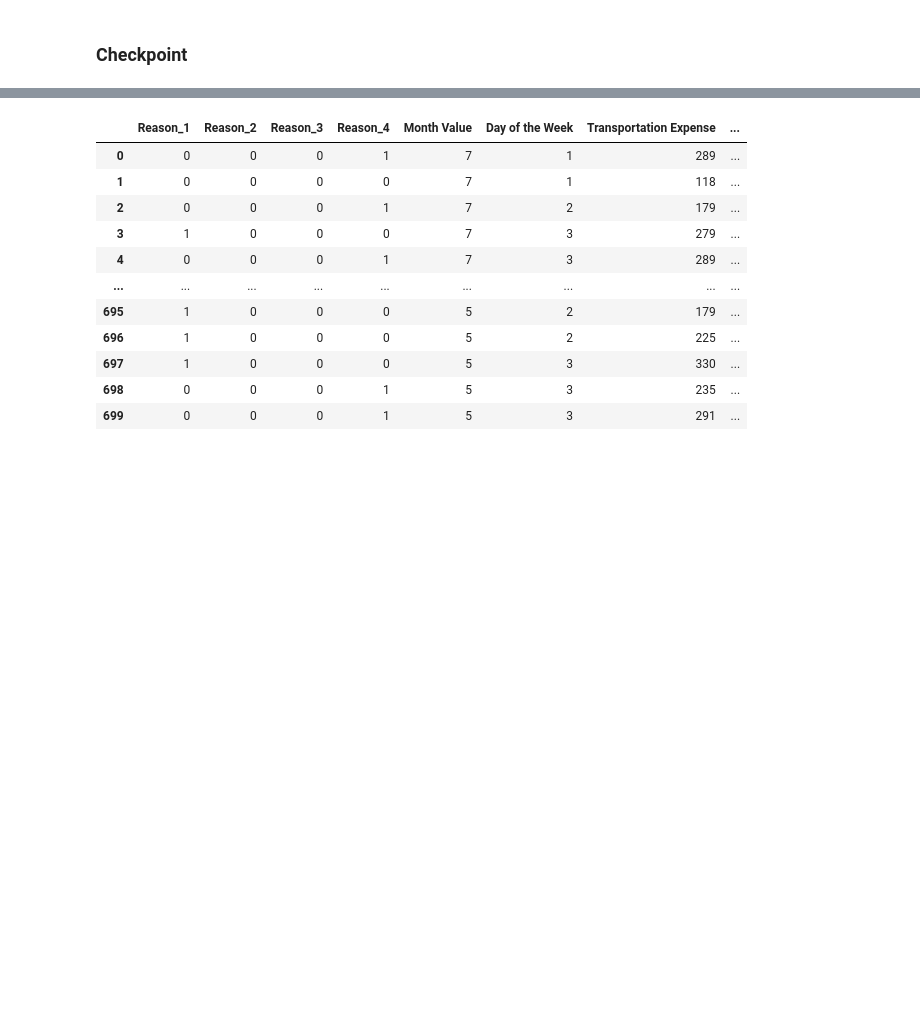
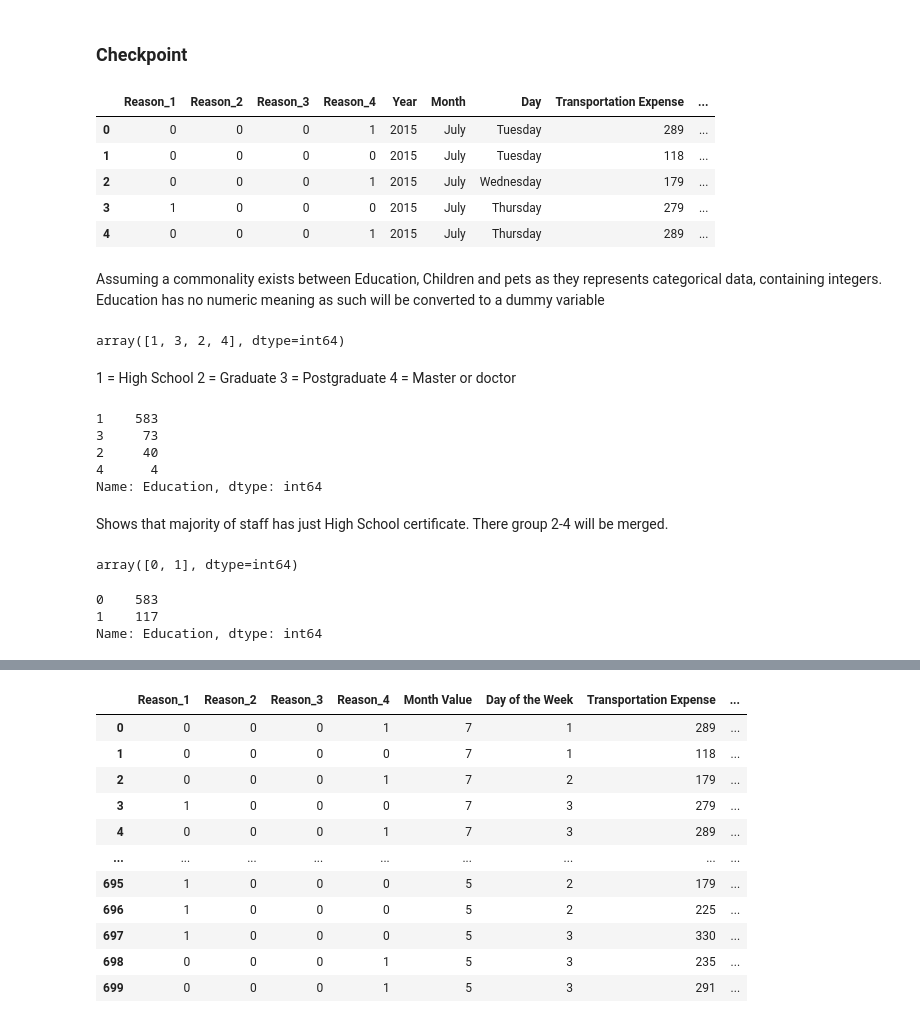
Before and after one commit to I-Sobe/absenteeism, a Jupyter notebook: script.ipynb, the cells around one changed output, grey strips where cells are left out. Drawn from its saved outputs; the diff is of its cells as text; code cells hidden in the pictures; blank space fills up the shorter version.

```diff
--- a/script.ipynb
+++ b/script.ipynb
@@ -356,3 +356,34 @@ df_reason_mod
 ### Checkpoint
 # %%
 df_reason_date_mod = df_reason_mod.copy()
+# %%
+df_reason_date_mod.head()
+# %% [output]
+|  | Reason_1 | Reason_2 | Reason_3 | Reason_4 | Year | Month | Day | Transportation Expense | ... |
+| 0 | 0 | 0 | 0 | 1 | 2015 | July | Tuesday | 289 | ... |
+| 1 | 0 | 0 | 0 | 0 | 2015 | July | Tuesday | 118 | ... |
+| 2 | 0 | 0 | 0 | 1 | 2015 | July | Wednesday | 179 | ... |
+| 3 | 1 | 0 | 0 | 0 | 2015 | July | Thursday | 279 | ... |
+| 4 | 0 | 0 | 0 | 1 | 2015 | July | Thursday | 289 | ... |
+# %% [markdown]
+Assuming a commonality exists between Education, Children and pets as they represents categorical data, containing integers. Education has no numeric meaning as such will be converted to a dummy variable
+# %%
+# checking the variables in Education
+df_reason_date_mod['Education'].unique()
+# %% [output]
+array([1, 3, 2, 4], dtype=int64)
+# %% [markdown]
+1 = High School
+2 = Graduate
+3 = Postgraduate
+4 = Master or doctor
+# %%
+df_reason_date_mod['Education'].value_counts()
+# %% [output]
+1    583
+3     73
+2     40
+4      4
+Name: Education, dtype: int64
+# %% [markdown]
+Shows that majority of staff has just High School certificate. There group 2-4 will be merged.
@@ -358,0 +393,10 @@ df_reason_date_mod = df_reason_mod.copy()
+# %%
+df_reason_date_mod['Education'].unique()
+# %% [output]
+array([0, 1], dtype=int64)
+# %%
+df_reason_date_mod['Education'].value_counts()
+# %% [output]
+0    583
+1    117
+Name: Education, dtype: int64
```
Also changed, not shown: parts of 3 cells of this notebook.
